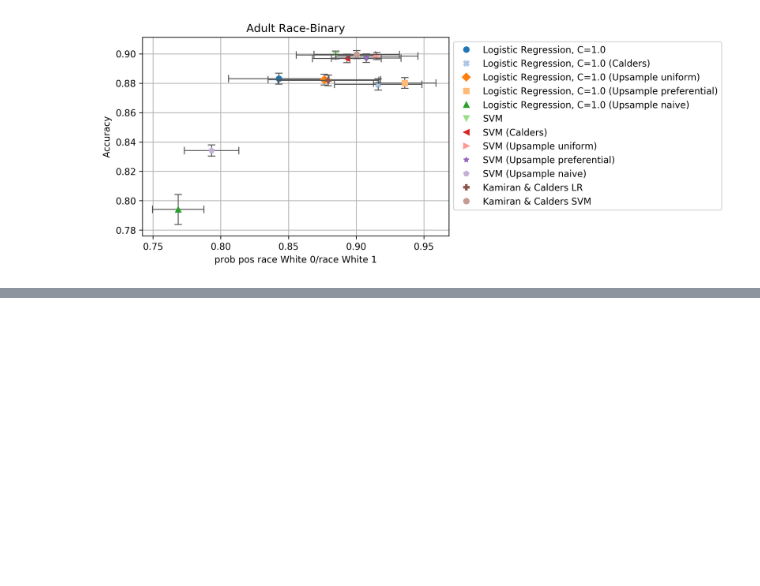
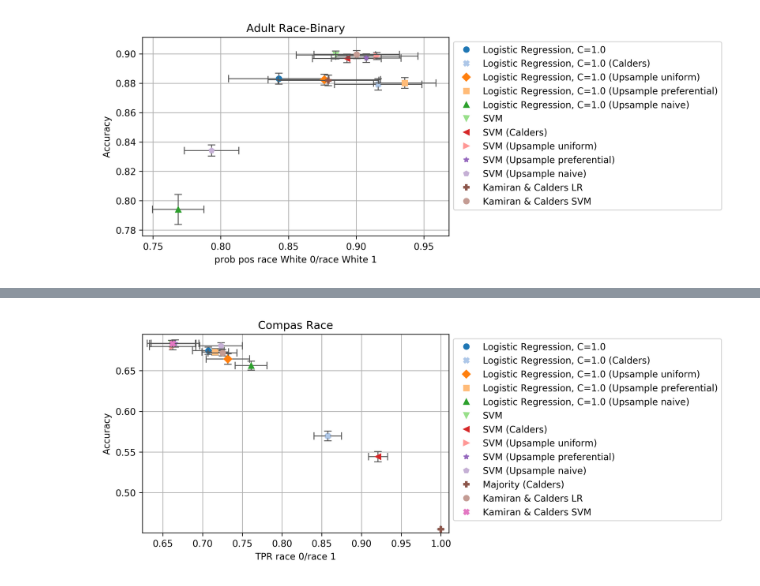
Before and after one commit to wearepal/EthicML, a Jupyter notebook: examples/kamiran_calders_variants.ipynb, the cells around one changed output, grey strips where cells are left out. Saved outputs shown, nothing was run; the diff lists cells and outputs as text; code cells hidden in the pictures; blank space fills up the shorter version.

```diff
--- a/examples/kamiran_calders_variants.ipynb
+++ b/examples/kamiran_calders_variants.ipynb
@@ -66,0 +119,5 @@ fig2
+# %%
+(fig6, _), = plot_results(results, "Accuracy", "TPR_race_0/race_1", transforms_separately=False, ptype="cross")
+fig6
+# %% [output]
+[figure, added]
```
Also changed, not shown: parts of 10 cells of this notebook, 10 other files.
